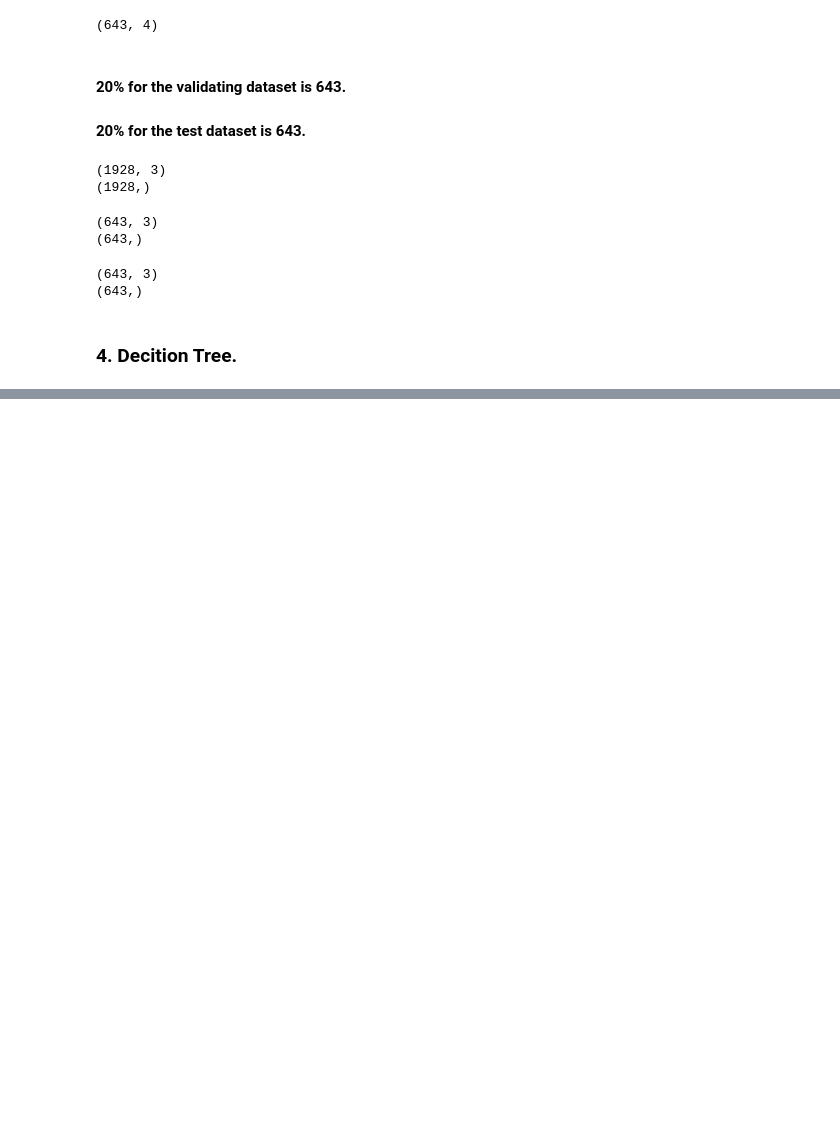
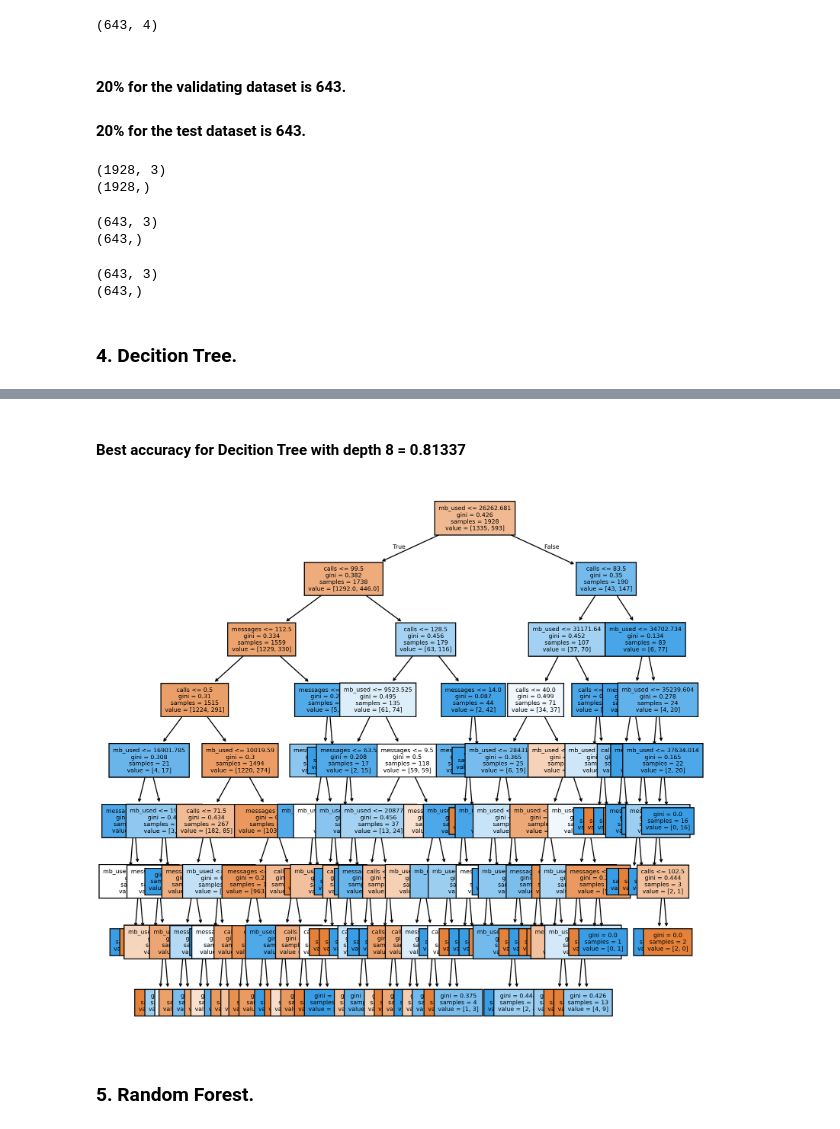
Before and after one commit to CesarChaparro1974/Machine_Learning_Project, a Jupyter notebook: project_notebook.ipynb, the cells around one changed output, grey strips where cells are left out. Drawn from its saved outputs; the diff is of its cells as text; code cells hidden in the pictures; blank space fills up the shorter version.

```diff
--- a/project_notebook.ipynb
+++ b/project_notebook.ipynb
@@ -229,0 +253,10 @@ dtc_model = dtc_model.fit(features_train,target_train)
+# %%
+# interating through a range to see the best accuracy.
+final_depth = 0
+final_score = 0
+for depth in range(1, 10):
+    dtc_model = DecisionTreeClassifier(random_state=42, max_depth=depth)
+    dtc_model.fit(features_train,target_train)
+    valid_pred = dtc_model.predict(features_valid)
+    accuracy = dtc_model.score(features_valid, target_valid)
+    print("Final depth=", depth,"with accuracy:",accuracy)
@@ -229,0 +273,12 @@ dtc_model = dtc_model.fit(features_train,target_train)
+# %% [markdown]
+#### Best accuracy for Decition Tree with depth 8 = 0.81337
+# %%
+dtc_model = DecisionTreeClassifier(random_state = 42, max_depth = 8)
+dtc_model.fit(features_train,target_train)
+valid_pred = dtc_model.predict(features_valid)
+fig, axes = plt.subplots(nrows = 1, ncols = 1, figsize = (10,10), dpi = 300)
+tree.plot_tree(dtc_model,feature_names=features_train.columns,filled = True, fontsize = 6);
+# %% [output]
+[figure, added]
+# %% [markdown]
+### 5. Random Forest.
```
Also changed, not shown: parts of 11 cells of this notebook.
